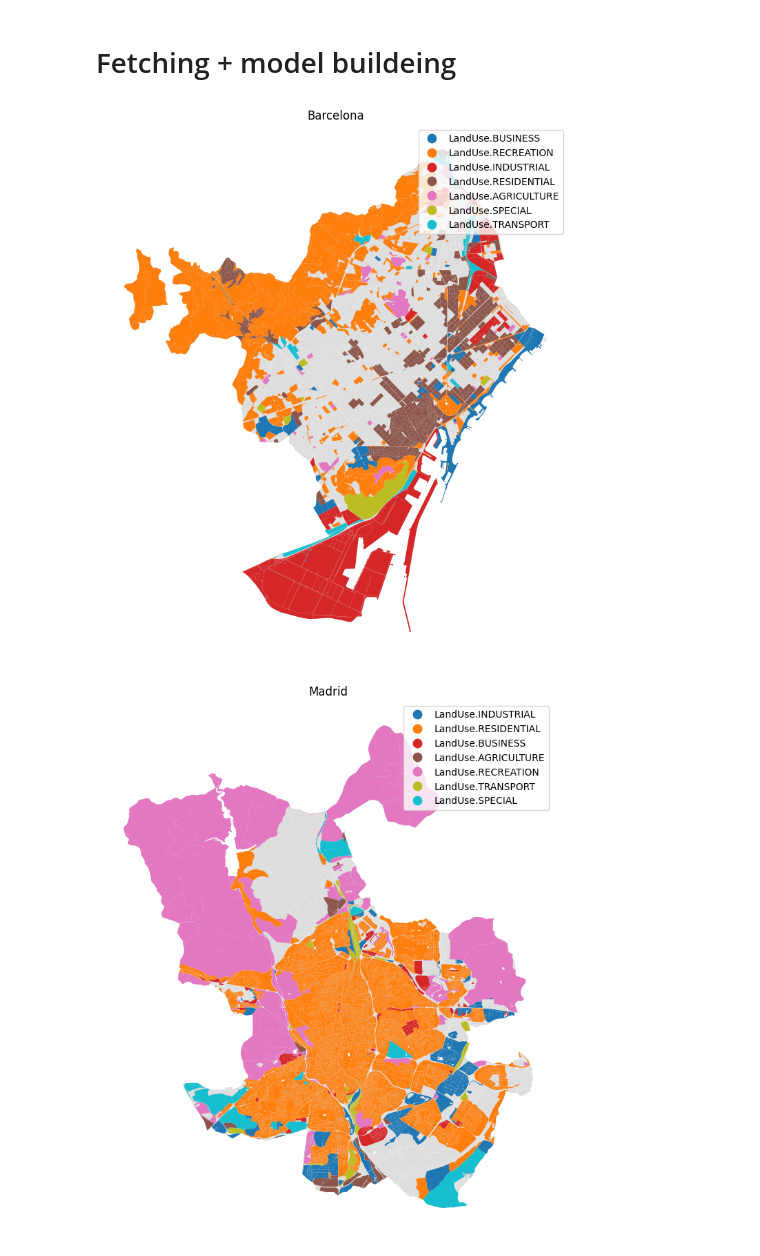
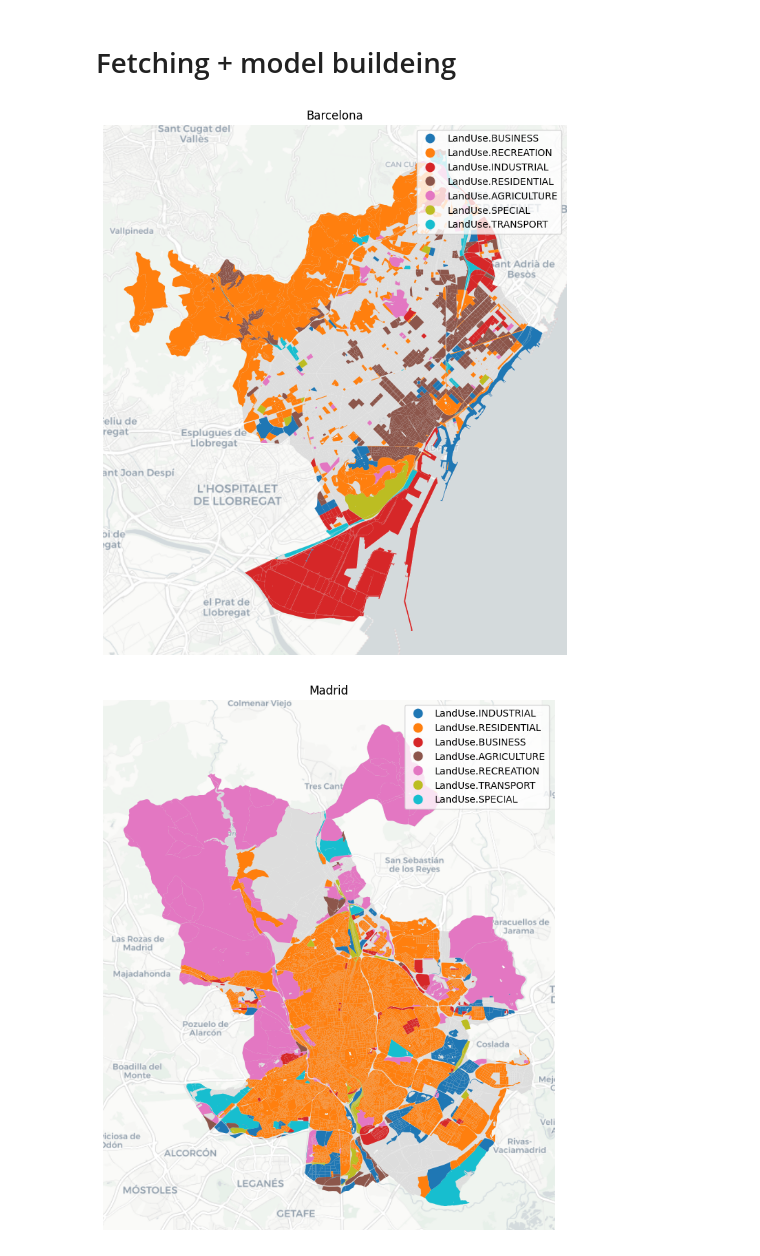
Before and after one commit to vasilstar97/sm-imputation, a Jupyter notebook: examples/fetch/example.ipynb, the cells around one changed output. Cells and saved outputs as stored; diff of their text form; code cells hidden in the pictures.

```diff
--- a/examples/fetch/example.ipynb
+++ b/examples/fetch/example.ipynb
@@ -3,5 +3,9 @@
 # %%
 cities = {
     'barcelona':'Barcelona',
-    'madrid':'Madrid'
+    'madrid':'Madrid',
+    'shenzhen': 'Shenzhen',
+    'helsinki': 'Helsinki',
+    'melbourne': 'Melbourne',
+    'hong_kong': 'Hong Kong'
 }
@@ -8,20 +14,26 @@ cities = {
 # %%
 from common import get_blocks_gdf
 from blocksnet.config import log_config
 from tqdm import tqdm
+import geopandas as gpd
+import contextily
 
 log_config.set_logger_level('ERROR')
+
+def plot_blocks(blocks_gdf : gpd.GeoDataFrame, city_name : str):
+    blocks_gdf = blocks_gdf.to_crs(3857)
+    ax = blocks_gdf.plot(color='#ddd', figsize=(10,10))
+    blocks_gdf.plot('land_use', legend=True, ax=ax)
+    ax.set_axis_off()
+    ax.set_title(city_name)
+    contextily.add_basemap(ax, attribution=False, source=contextily.providers.CartoDB.Positron)
 
 for file_name, city_name in tqdm(cities.items()):
 
     blocks_gdf = get_blocks_gdf(city_name)
+    blocks_gdf.to_pickle(f'./../data/{file_name}.pickle')
 
-    ax = blocks_gdf.plot(color='#ddd', figsize=(10,10))
-    blocks_gdf.plot('land_use', legend=True, ax=ax)
-    ax.set_axis_off()
-    ax.set_title(city_name)
-
-    blocks_gdf.to_pickle(f'./../data/{file_name}.pickle')
+    plot_blocks(blocks_gdf, city_name)
 # %% [output]
-[figure, old version]
+[figure, new version]
-[figure, old version]
+[figure, new version]
```
Also changed, not shown: parts of 2 cells of this notebook, 17 other files.
